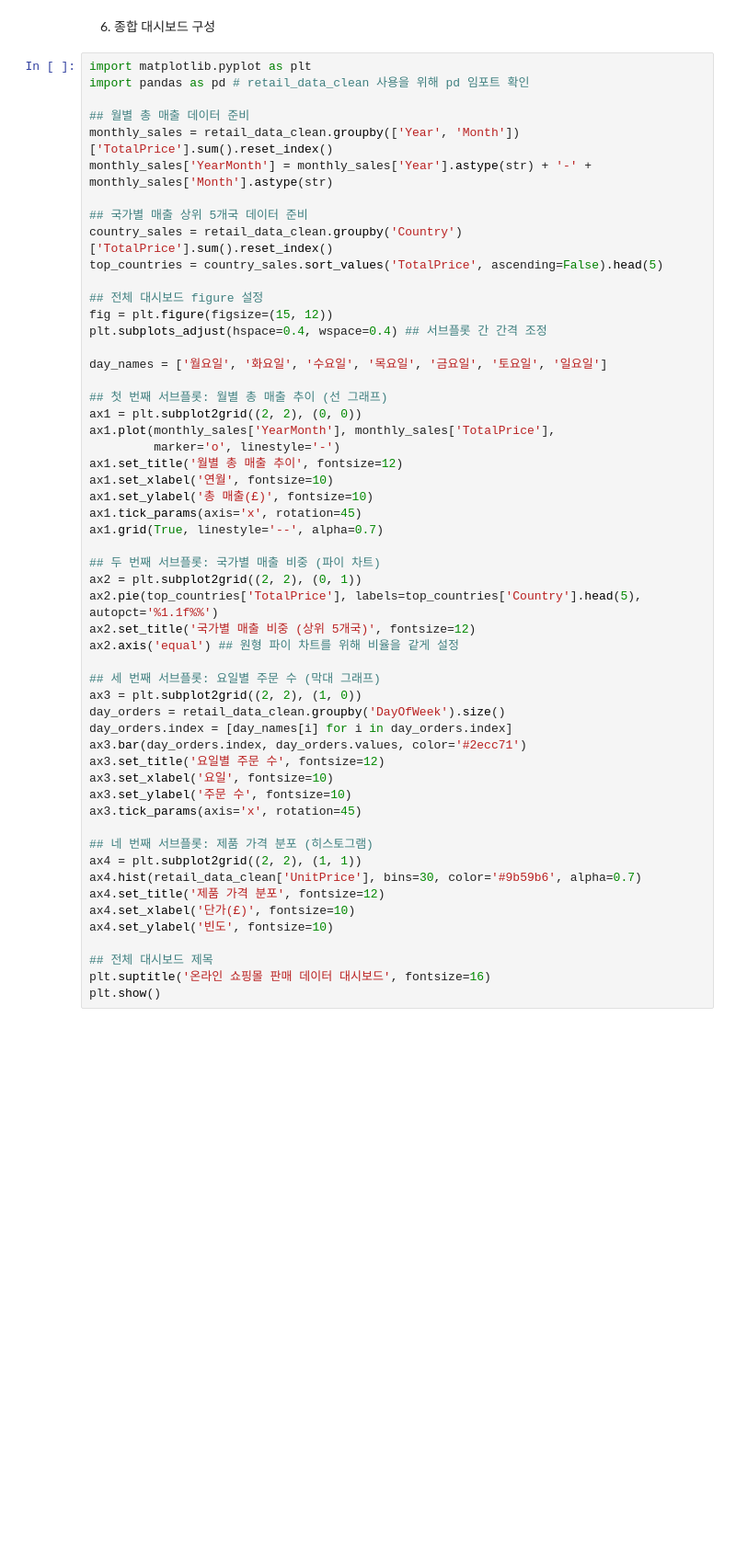
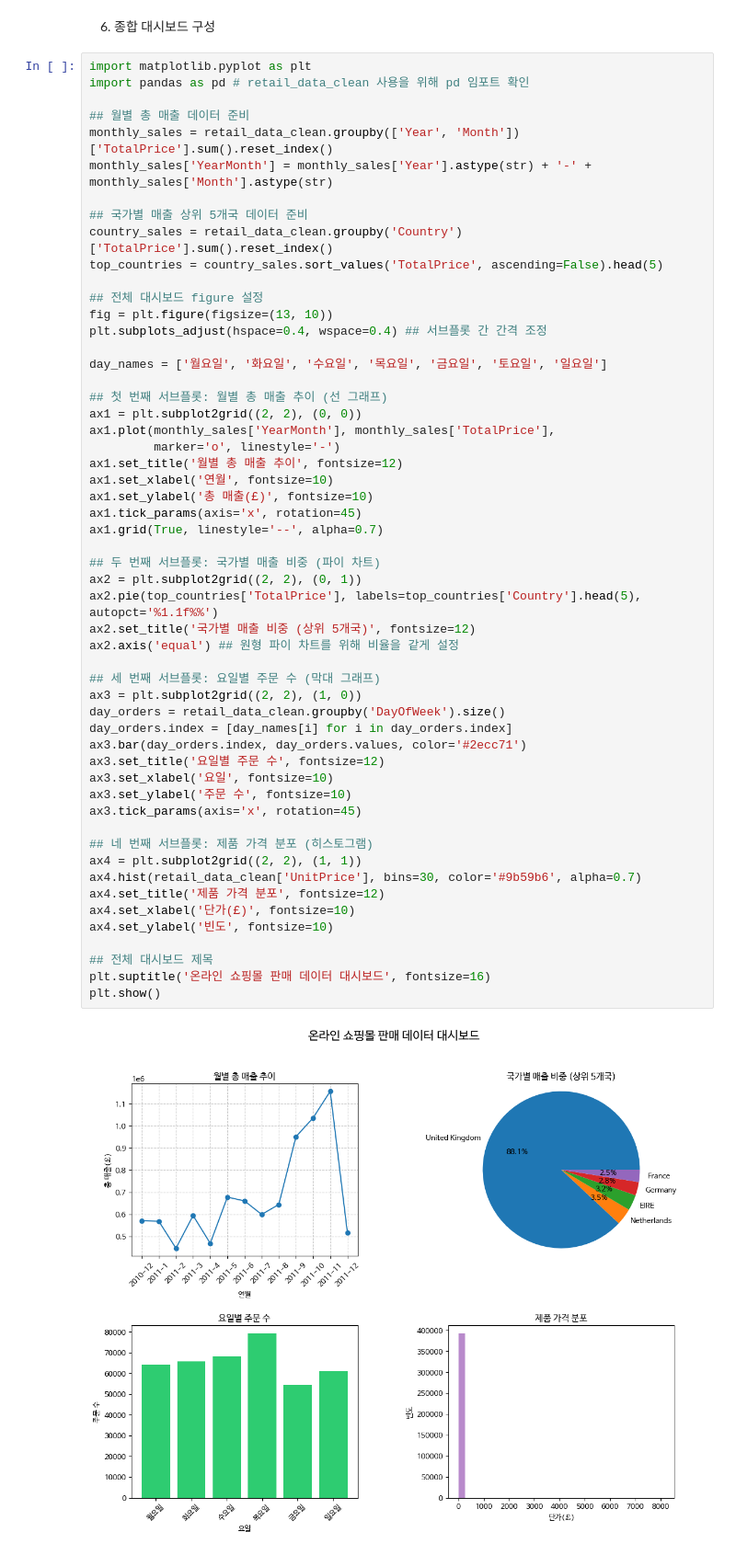
Before and after one commit to Hyunhee97/Data-Analysis-with-Open-Source, a Jupyter notebook: 오픈소스_데이터_분석_11강.ipynb, the cells around one changed output. Shown: that part at 92% size. Drawn from its saved outputs; the diff is of its cells as text; blank space fills up the shorter version.

```diff
--- a/오픈소스_데이터_분석_11강.ipynb
+++ b/오픈소스_데이터_분석_11강.ipynb
@@ -608,7 +602,7 @@ country_sales = retail_data_clean.groupby('Country')['TotalPrice'].sum().reset_i
 top_countries = country_sales.sort_values('TotalPrice', ascending=False).head(5)
 
 ## 전체 대시보드 figure 설정
-fig = plt.figure(figsize=(15, 12))
+fig = plt.figure(figsize=(13, 10))
 plt.subplots_adjust(hspace=0.4, wspace=0.4) ## 서브플롯 간 간격 조정
 
 day_names = ['월요일', '화요일', '수요일', '목요일', '금요일', '토요일', '일요일']
@@ -622,30 +616,32 @@ ax1.set_xlabel('연월', fontsize=10)
 ax1.set_ylabel('총 매출(£)', fontsize=10)
 ax1.tick_params(axis='x', rotation=45)
 ax1.grid(True, linestyle='--', alpha=0.7)
 
 ## 두 번째 서브플롯: 국가별 매출 비중 (파이 차트)
 ax2 = plt.subplot2grid((2, 2), (0, 1))
 ax2.pie(top_countries['TotalPrice'], labels=top_countries['Country'].head(5), autopct='%1.1f%%')
 ax2.set_title('국가별 매출 비중 (상위 5개국)', fontsize=12)
 ax2.axis('equal') ## 원형 파이 차트를 위해 비율을 같게 설정
 
 ## 세 번째 서브플롯: 요일별 주문 수 (막대 그래프)
 ax3 = plt.subplot2grid((2, 2), (1, 0))
 day_orders = retail_data_clean.groupby('DayOfWeek').size()
 day_orders.index = [day_names[i] for i in day_orders.index]
 ax3.bar(day_orders.index, day_orders.values, color='#2ecc71')
 ax3.set_title('요일별 주문 수', fontsize=12)
 ax3.set_xlabel('요일', fontsize=10)
 ax3.set_ylabel('주문 수', fontsize=10)
 ax3.tick_params(axis='x', rotation=45)
 
 ## 네 번째 서브플롯: 제품 가격 분포 (히스토그램)
 ax4 = plt.subplot2grid((2, 2), (1, 1))
 ax4.hist(retail_data_clean['UnitPrice'], bins=30, color='#9b59b6', alpha=0.7)
 ax4.set_title('제품 가격 분포', fontsize=12)
 ax4.set_xlabel('단가(£)', fontsize=10)
 ax4.set_ylabel('빈도', fontsize=10)
 
 ## 전체 대시보드 제목
 plt.suptitle('온라인 쇼핑몰 판매 데이터 대시보드', fontsize=16)
 plt.show()
+# %% [output]
+[figure, added]
```
Also changed, not shown: parts of 4 cells of this notebook.
